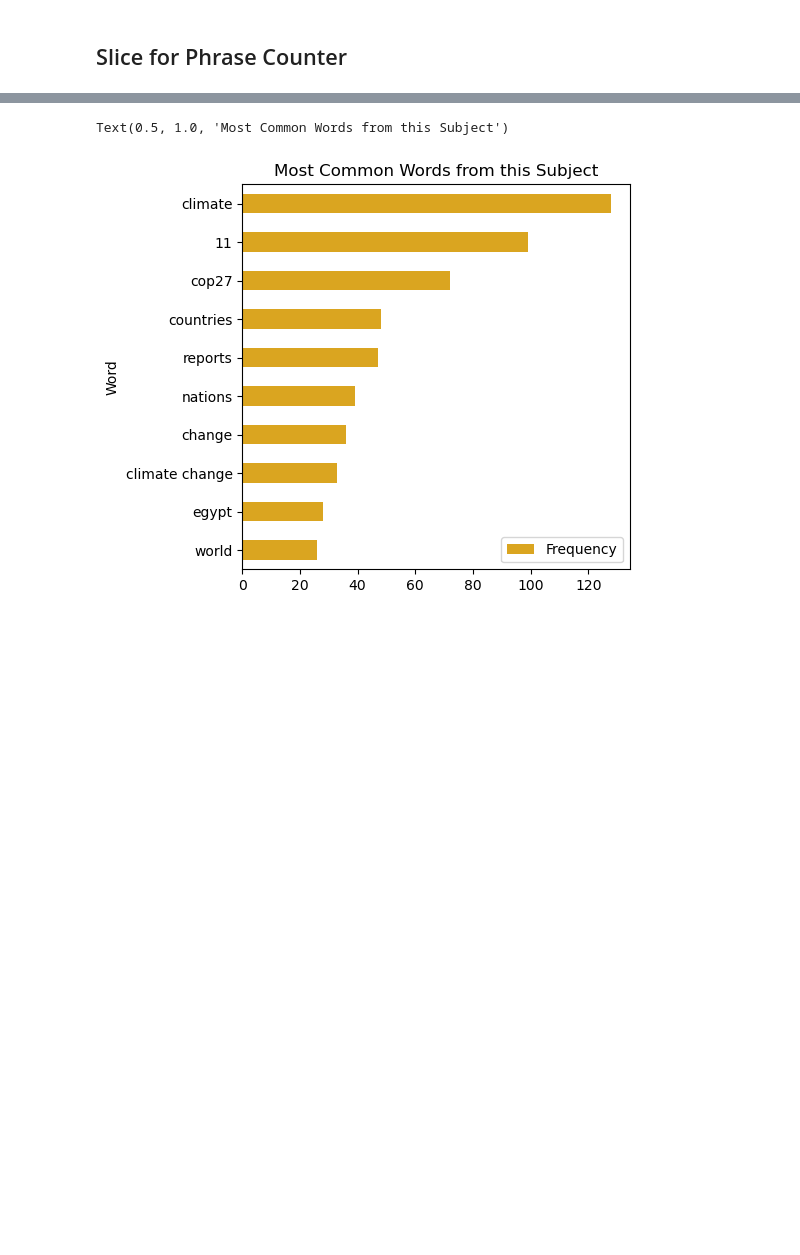
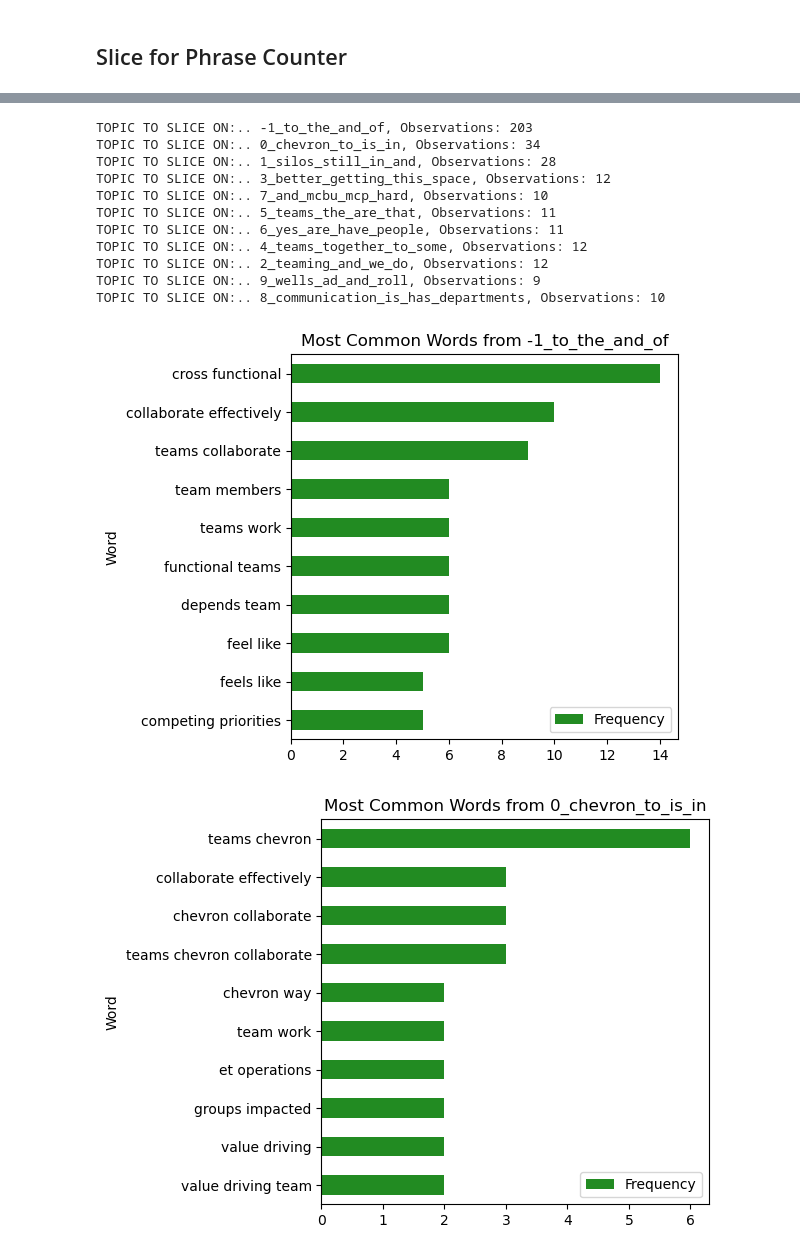
Before and after one commit to tzimmer3/Company_Relationships, a Jupyter notebook: Chevron_Survey/0. Execution.ipynb, the cells around one changed output, grey strips where cells are left out. Drawn from its saved outputs; the diff is of its cells as text; code cells hidden in the pictures; blank space fills up the shorter version.

Commit message:
completed Chevron Survey analysis

```diff
--- a/Chevron_Survey/0. Execution.ipynb
+++ b/Chevron_Survey/0. Execution.ipynb
@@ -70,0 +61,9 @@ SUBJECT = 'Question1'
+# %%
+dirname = "C:\\Users\\hlmq\\OneDrive - Chevron\\Desktop\\Projects\\Chevron Survey\\Input_Data\\"
+
+if SUBJECT=='Teaming':
+    filename = "Teaming Comments.csv"
+elif SUBJECT=='Speak My Mind':
+    filename = "Speak My Mind Comments.csv"
+
+df = pd.read_csv(str(dirname)+str(filename))
@@ -121,0 +164,3 @@ df_with_topics = pd.DataFrame(topic_model.get_document_info(docs))
+# %%
+df_with_topics['Sentiment'] = df_with_topics['Document'].apply(sentiment_vader)
+df_with_topics['Number of Words'] = df_with_topics['Document'].apply(count_num_words)
@@ -135,8 +182,0 @@ topic_model.visualize_hierarchy()
-# %%
-import spacy
-
-nlp = spacy.load("en_core_web_lg")
-
-sentiment_analyzer = nlp.pipeline("sentiment-analysis")
-
-df_with_topics['Sentiment'] = sentiment_analyzer(docs)
@@ -177,30 +201,49 @@ TOPIC TO SLICE ON:.. 4_climate_cop27_countries_nations, Observations: 105
 # %%
-# CountWordFrequency
+# Count total len of df
 
-#Create DTM
-cv = CountVectorizer(ngram_range = (1,3), stop_words='english')
-dtm = cv.fit_transform(sliced_df['Document'])
-words = np.array(cv.get_feature_names_out())
+list_of_topics = df_with_topics['Name'].unique()
 
-#Look at top 10 most frequent words
-freqs=dtm.sum(axis=0).A.flatten()
-index=np.argsort(freqs)[-10:]
+for i in list_of_topics:
+    sliced_df = df_with_topics[df_with_topics["Name"]==i]
+    print(f"TOPIC TO SLICE ON:.. {i}, Observations: {len(sliced_df)}")
 
-# Construct dataframe
-WordFreq = pd.DataFrame.from_records(list(zip(words[index], freqs[index])))
-WordFreq.columns = ['Word', 'Frequency']
+    # CountWordFrequency
 
-# Plot horizontal bar graph
-fig, ax = plt.subplots(figsize=(5, 5))
-WordFreq.sort_values(by='Frequency').plot.barh(
+    #Create DTM
+    cv = CountVectorizer(ngram_range = (2,3), stop_words='english')
+    dtm = cv.fit_transform(sliced_df['Document'])
+    words = np.array(cv.get_feature_names_out())
+
+    #Look at top 10 most frequent words
+    freqs=dtm.sum(axis=0).A.flatten()
+    index=np.argsort(freqs)[-10:]
+
+    # Construct dataframe
+    WordFreq = pd.DataFrame.from_records(list(zip(words[index], freqs[index])))
+    WordFreq.columns = ['Word', 'Frequency']
+
+    # Plot horizontal bar graph
+    fig, ax = plt.subplots(figsize=(5, 5))
+    WordFreq.sort_values(by='Frequency').plot.barh(
                       x='Word',
                       y='Frequency',
                       ax=ax,
-                      color="goldenrod")
+                      color="forestgreen")
 
-# COLORS: darkred, goldenrod, forestgreen, deepskyblue, rebeccapurple
+    # COLORS: darkred, goldenrod, forestgreen, deepskyblue, rebeccapurple
 
-plt.title("Most Common Words from this Subject")
+    plt.title(f"Most Common Words from {i}")
 # %% [output]
-Text(0.5, 1.0, 'Most Common Words from this Subject')
+TOPIC TO SLICE ON:.. -1_to_the_and_of, Observations: 203
+TOPIC TO SLICE ON:.. 0_chevron_to_is_in, Observations: 34
+TOPIC TO SLICE ON:.. 1_silos_still_in_and, Observations: 28
+TOPIC TO SLICE ON:.. 3_better_getting_this_space, Observations: 12
+TOPIC TO SLICE ON:.. 7_and_mcbu_mcp_hard, Observations: 10
+TOPIC TO SLICE ON:.. 5_teams_the_are_that, Observations: 11
+TOPIC TO SLICE ON:.. 6_yes_are_have_people, Observations: 11
+TOPIC TO SLICE ON:.. 4_teams_together_to_some, Observations: 12
+TOPIC TO SLICE ON:.. 2_teaming_and_we_do, Observations: 12
+TOPIC TO SLICE ON:.. 9_wells_ad_and_roll, Observations: 9
+TOPIC TO SLICE ON:.. 8_communication_is_has_departments, Observations: 10
-[figure, old version]
+[figure, new version]
+[figure, added]
```
Also changed, not shown: parts of 21 cells of this notebook, 1 other file.
